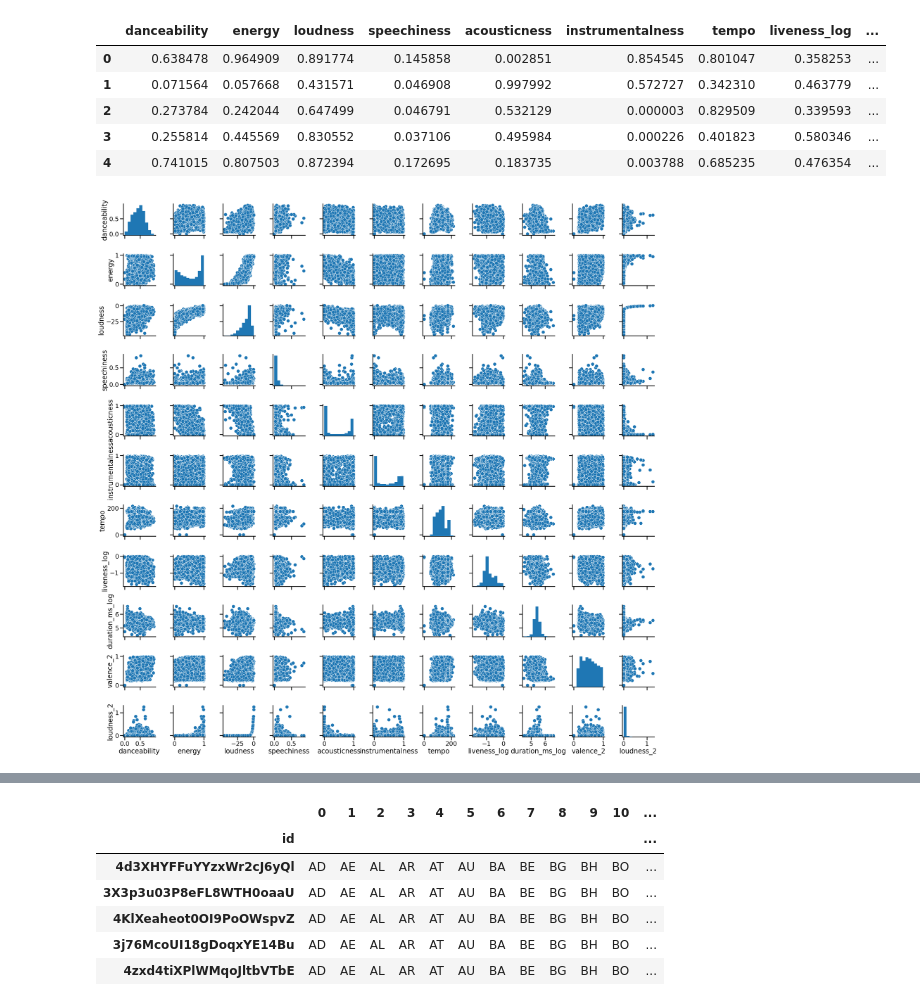
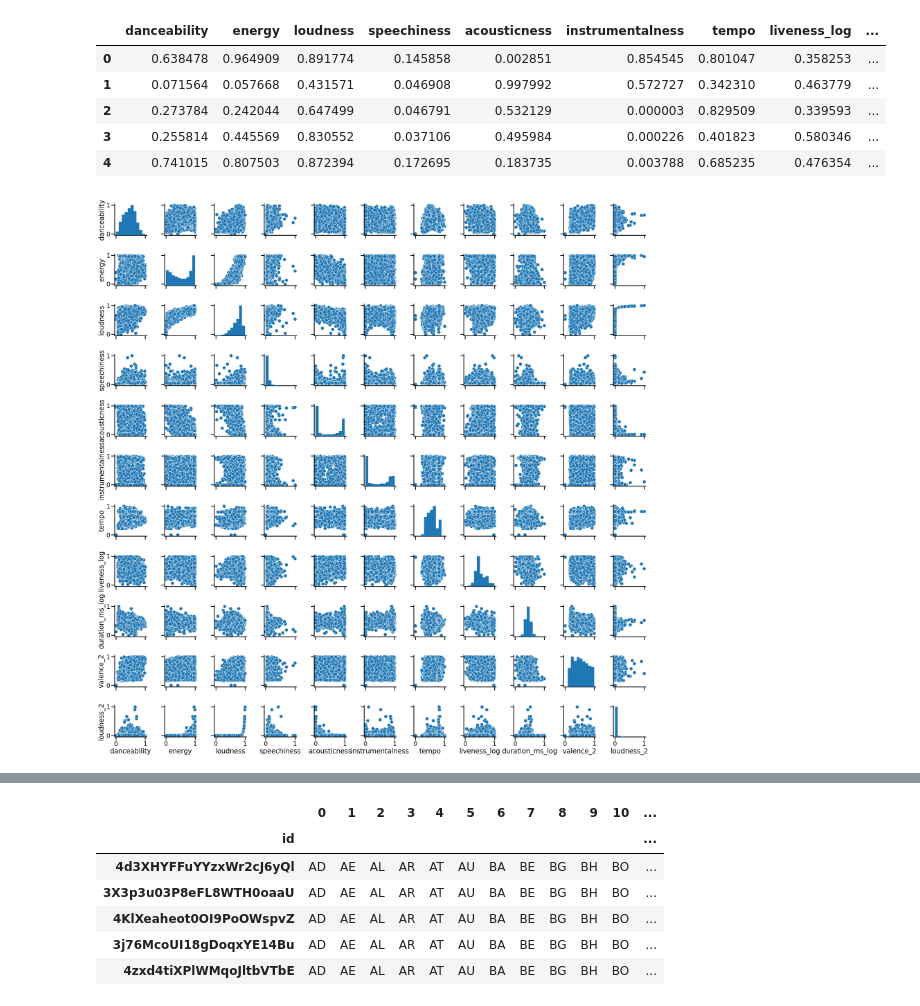
Before and after one commit to tincho-mehaudy/DMCyT, a Jupyter notebook: TP1_Consigna1.ipynb, the cells around one changed output, grey strips where cells are left out. Drawn from its saved outputs; the diff is of its cells as text; code cells hidden in the pictures.

```diff
--- a/TP1_Consigna1.ipynb
+++ b/TP1_Consigna1.ipynb
@@ -254,6 +254,6 @@ df_af_scale.head()
 | 3 | 0.255814 | 0.445569 | 0.830552 | 0.037106 | 0.495984 | 0.000226 | 0.401823 | 0.580346 | ... |
 | 4 | 0.741015 | 0.807503 | 0.872394 | 0.172695 | 0.183735 | 0.003788 | 0.685235 | 0.476354 | ... |
 # %%
-sns.pairplot(df_af);
+sns.pairplot(df_af_scale);
 # %% [output]
-[figure, old version]
+[figure, new version]
```
Also changed, not shown: parts of 6 cells of this notebook.
